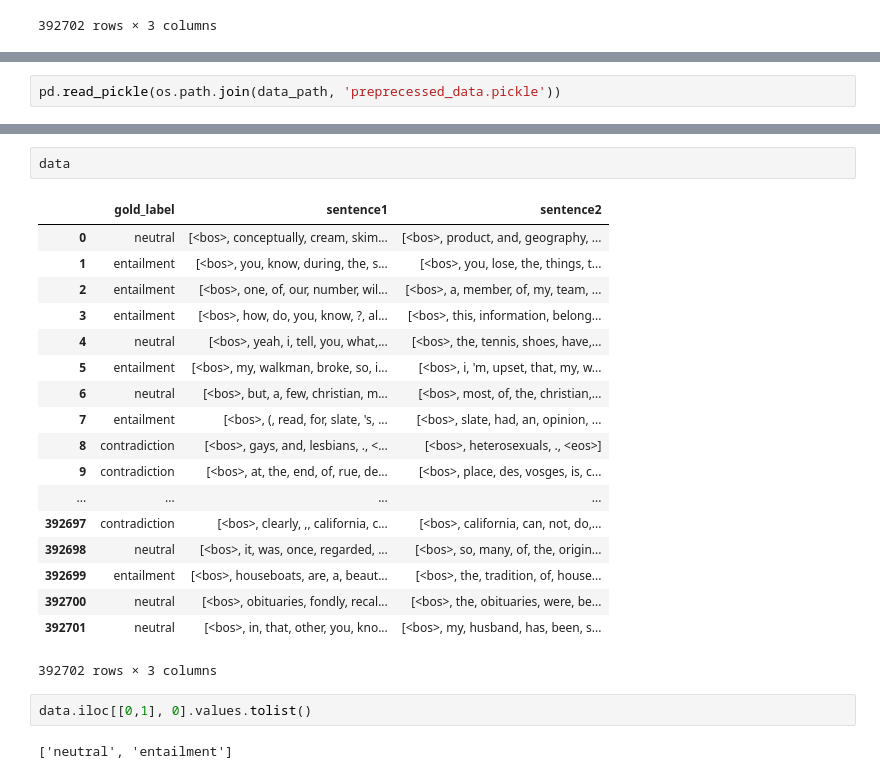
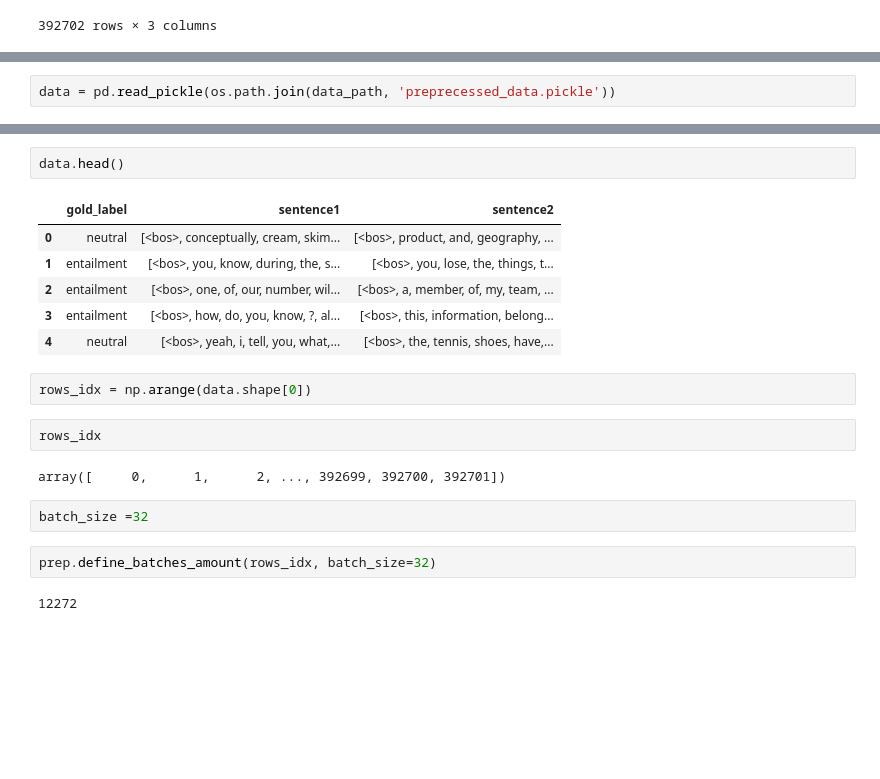
Before and after one commit to M1F1/nlp_project, a Jupyter notebook: Preprocessing_Data.ipynb, the cells around one changed output, grey strips where cells are left out. Cells and saved outputs as stored; diff of their text form; blank space fills up the shorter version.

```diff
--- a/Preprocessing_Data.ipynb
+++ b/Preprocessing_Data.ipynb
@@ -431,2 +434,2 @@ data.to_pickle(os.path.join(data_path, 'preprecessed_data.pickle'))
 # %%
-pd.read_pickle(os.path.join(data_path, 'preprecessed_data.pickle'))
+data = pd.read_pickle(os.path.join(data_path, 'preprecessed_data.pickle'))
@@ -452,25 +436,21 @@ pd.read_pickle(os.path.join(data_path, 'preprecessed_data.pickle'))
 # %%
-data
+data.head()
 # %% [output]
 |  | gold_label | sentence1 | sentence2 |
 | 0 | neutral | [<bos>, conceptually, cream, skim... | [<bos>, product, and, geography, ... |
 | 1 | entailment | [<bos>, you, know, during, the, s... | [<bos>, you, lose, the, things, t... |
 | 2 | entailment | [<bos>, one, of, our, number, wil... | [<bos>, a, member, of, my, team, ... |
 | 3 | entailment | [<bos>, how, do, you, know, ?, al... | [<bos>, this, information, belong... |
 | 4 | neutral | [<bos>, yeah, i, tell, you, what,... | [<bos>, the, tennis, shoes, have,... |
-| 5 | entailment | [<bos>, my, walkman, broke, so, i... | [<bos>, i, 'm, upset, that, my, w... |
-| 6 | neutral | [<bos>, but, a, few, christian, m... | [<bos>, most, of, the, christian,... |
-| 7 | entailment | [<bos>, (, read, for, slate, 's, ... | [<bos>, slate, had, an, opinion, ... |
-| 8 | contradiction | [<bos>, gays, and, lesbians, ., <... | [<bos>, heterosexuals, ., <eos>] |
-| 9 | contradiction | [<bos>, at, the, end, of, rue, de... | [<bos>, place, des, vosges, is, c... |
-| ... | ... | ... | ... |
-| 392697 | contradiction | [<bos>, clearly, ,, california, c... | [<bos>, california, can, not, do,... |
-| 392698 | neutral | [<bos>, it, was, once, regarded, ... | [<bos>, so, many, of, the, origin... |
-| 392699 | entailment | [<bos>, houseboats, are, a, beaut... | [<bos>, the, tradition, of, house... |
-| 392700 | neutral | [<bos>, obituaries, fondly, recal... | [<bos>, the, obituaries, were, be... |
-| 392701 | neutral | [<bos>, in, that, other, you, kno... | [<bos>, my, husband, has, been, s... |
-392702 rows × 3 columns
-# %%
-data.iloc[[0,1], 0].values.tolist()
-# %% [output]
-['neutral', 'entailment']
+# %%
+rows_idx = np.arange(data.shape[0])
+# %%
+rows_idx
+# %% [output]
+array([     0,      1,      2, ..., 392699, 392700, 392701])
+# %%
+batch_size =32
+# %%
+prep.define_batches_amount(rows_idx, batch_size=32)
+# %% [output]
+12272
```
Also changed, not shown: parts of 9 cells of this notebook, 3 other files.
